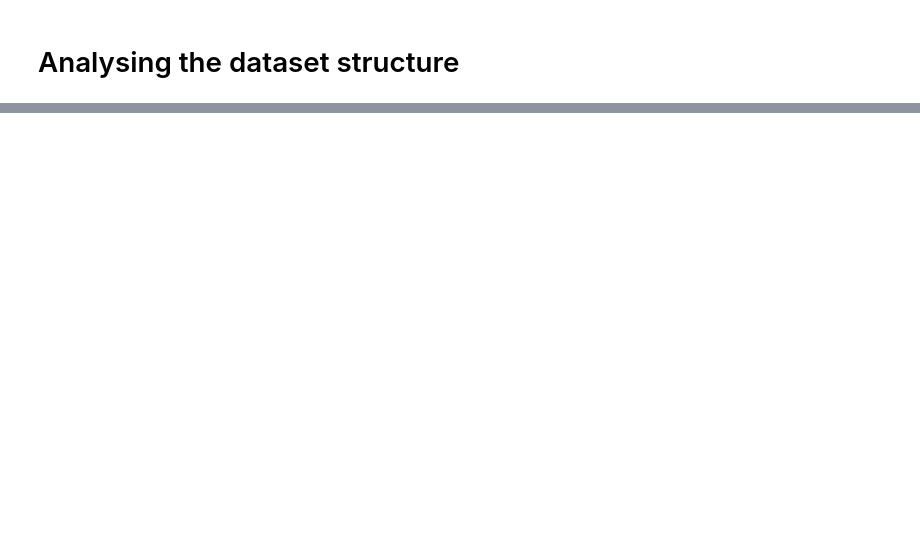
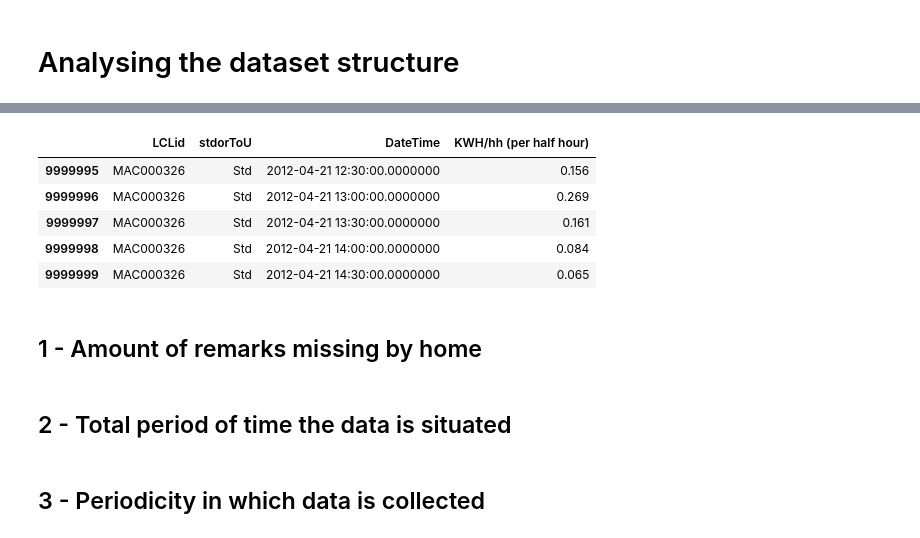
Before and after one commit to Rafafbc/Research_Repo, a Jupyter notebook: Sidney_s-Research/Codes/01_Dataset-Analysis.ipynb, the cells around one changed output, grey strips where cells are left out. Cells and saved outputs as stored; diff of their text form; code cells hidden in the pictures; blank space fills up the shorter version.

```diff
--- a/Sidney_s-Research/Codes/01_Dataset-Analysis.ipynb
+++ b/Sidney_s-Research/Codes/01_Dataset-Analysis.ipynb
@@ -78,0 +241,16 @@ Estraído: Small LCL Data/LCL-June2015v2_4.csv
+# %%
+# Tail of Merged DataFrame
+merged_df.tail()
+# %% [output]
+|  | LCLid | stdorToU | DateTime | KWH/hh (per half hour) |
+| 9999995 | MAC000326 | Std | 2012-04-21 12:30:00.0000000 | 0.156 |
+| 9999996 | MAC000326 | Std | 2012-04-21 13:00:00.0000000 | 0.269 |
+| 9999997 | MAC000326 | Std | 2012-04-21 13:30:00.0000000 | 0.161 |
+| 9999998 | MAC000326 | Std | 2012-04-21 14:00:00.0000000 | 0.084 |
+| 9999999 | MAC000326 | Std | 2012-04-21 14:30:00.0000000 | 0.065 |
+# %% [markdown]
+## 1 - Amount of remarks missing by home
+# %% [markdown]
+## 2 - Total period of time the data is situated
+# %% [markdown]
+## 3 - Periodicity in which data is collected
```
Also changed, not shown: parts of 19 cells of this notebook.
